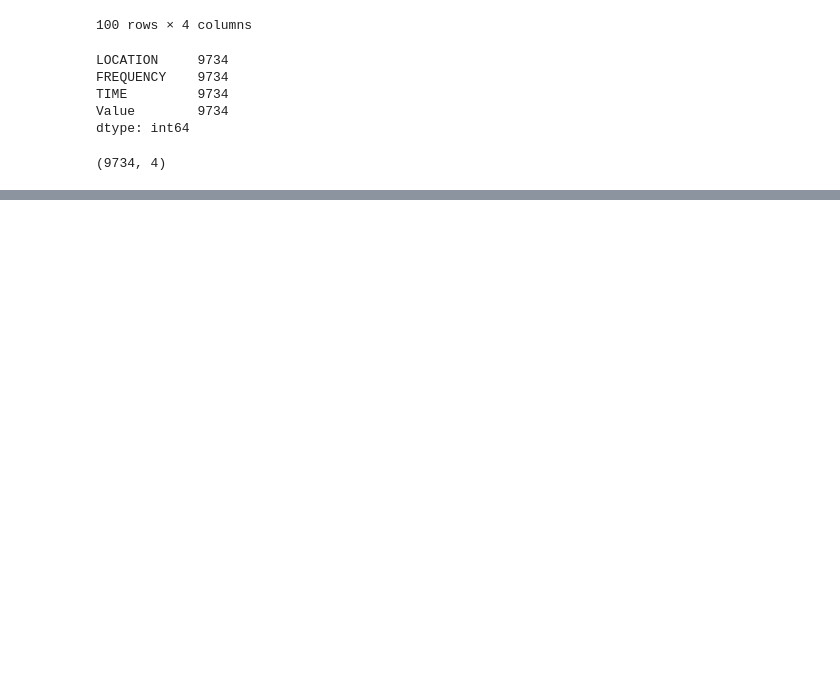
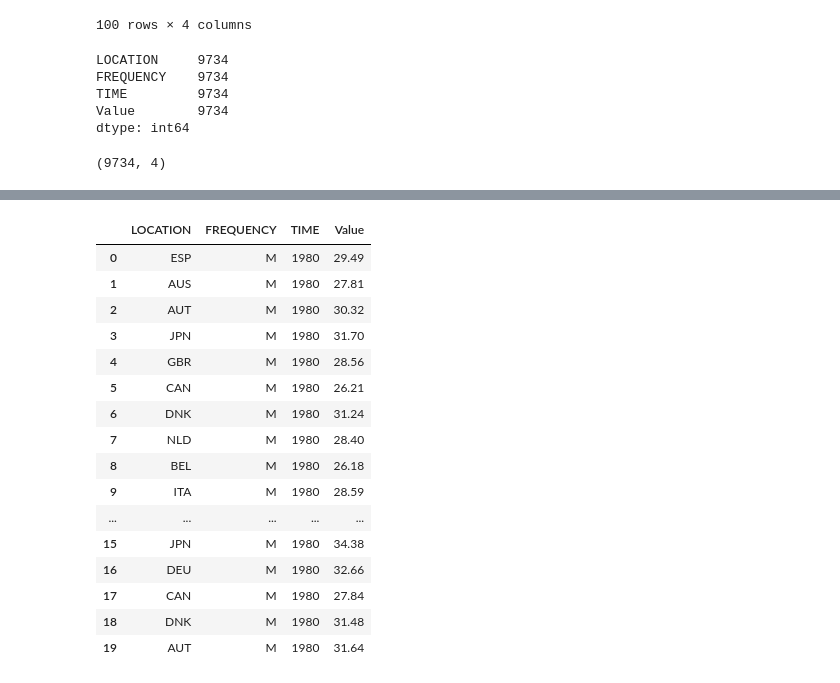
Before and after one commit to sbs23060/Sem2_CA1, a Jupyter notebook: Sem_2_CA_1.ipynb, the cells around one changed output, grey strips where cells are left out. Saved outputs shown, nothing was run; the diff lists cells and outputs as text; code cells hidden in the pictures; blank space fills up the shorter version.

```diff
--- a/Sem_2_CA_1.ipynb
+++ b/Sem_2_CA_1.ipynb
@@ -190,0 +190,22 @@ oil_prices.head(15)
+# %%
+oil_prices= oil_prices[oil_prices['FREQUENCY']=='M'].reset_index(drop=True)
+
+oil_prices.head(20)      # removed all data that wasn't monthly for consistent interval frequency
+# %% [output]
+|  | LOCATION | FREQUENCY | TIME | Value |
+| 0 | ESP | M | 1980 | 29.49 |
+| 1 | AUS | M | 1980 | 27.81 |
+| 2 | AUT | M | 1980 | 30.32 |
+| 3 | JPN | M | 1980 | 31.70 |
+| 4 | GBR | M | 1980 | 28.56 |
+| 5 | CAN | M | 1980 | 26.21 |
+| 6 | DNK | M | 1980 | 31.24 |
+| 7 | NLD | M | 1980 | 28.40 |
+| 8 | BEL | M | 1980 | 26.18 |
+| 9 | ITA | M | 1980 | 28.59 |
+| ... | ... | ... | ... | ... |
+| 15 | JPN | M | 1980 | 34.38 |
+| 16 | DEU | M | 1980 | 32.66 |
+| 17 | CAN | M | 1980 | 27.84 |
+| 18 | DNK | M | 1980 | 31.48 |
+| 19 | AUT | M | 1980 | 31.64 |
```
Also changed, not shown: parts of 12 cells of this notebook.
